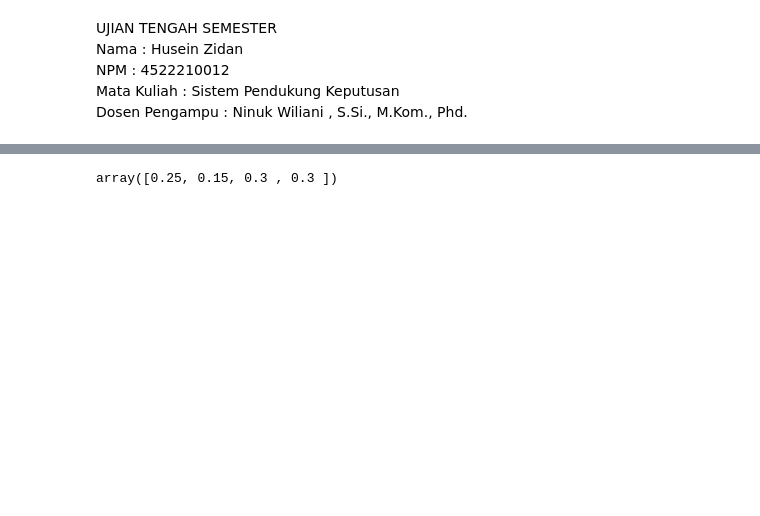
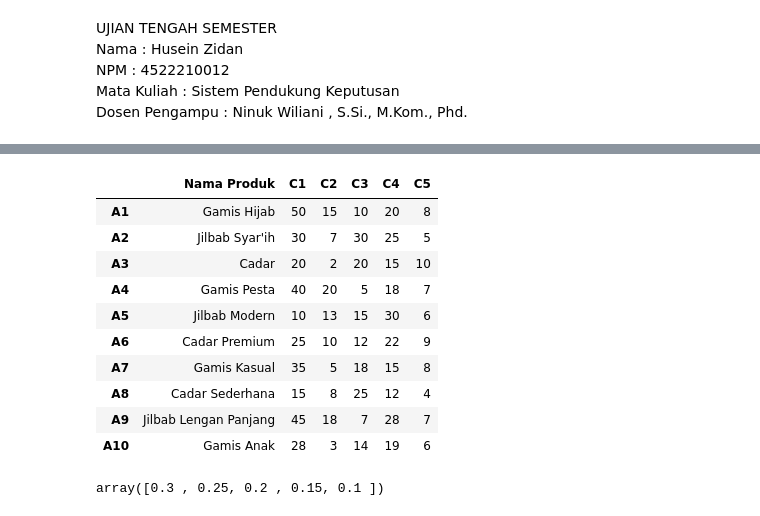
Before and after one commit to ZIDANIDROS/BelajarDataScience, a Jupyter notebook: 4522210012_husein_zidan_SPK_uts.ipynb, the cells around one changed output, grey strips where cells are left out. Drawn from its saved outputs; the diff is of its cells as text; code cells hidden in the pictures; blank space fills up the shorter version.

```diff
--- a/4522210012_husein_zidan_SPK_uts.ipynb
+++ b/4522210012_husein_zidan_SPK_uts.ipynb
@@ -57,5 +41,26 @@ df_normalized
+# %%
+# Mengubah nama produk menjadi A1-A10
+df.index = [f"A{i+1}" for i in range(len(df))]
+
+# Mengubah nama kolom menjadi C1-C5
+df.columns = ["Nama Produk", "C1", "C2", "C3", "C4", "C5"]
+
+# Menampilkan hasil
+df
+# %% [output]
+|  | Nama Produk | C1 | C2 | C3 | C4 | C5 |
+| A1 | Gamis Hijab | 50 | 15 | 10 | 20 | 8 |
+| A2 | Jilbab Syar'ih | 30 | 7 | 30 | 25 | 5 |
+| A3 | Cadar | 20 | 2 | 20 | 15 | 10 |
+| A4 | Gamis Pesta | 40 | 20 | 5 | 18 | 7 |
+| A5 | Jilbab Modern | 10 | 13 | 15 | 30 | 6 |
+| A6 | Cadar Premium | 25 | 10 | 12 | 22 | 9 |
+| A7 | Gamis Kasual | 35 | 5 | 18 | 15 | 8 |
+| A8 | Cadar Sederhana | 15 | 8 | 25 | 12 | 4 |
+| A9 | Jilbab Lengan Panjang | 45 | 18 | 7 | 28 | 7 |
+| A10 | Gamis Anak | 28 | 3 | 14 | 19 | 6 |
 # %%
-weights = np.array([0.25, 0.15, 0.30, 0.30])  # Bobot untuk Jumlah Penjualan, Persentase Penurunan Stok, Waktu Stok, Margin Keuntungan
+weights = np.array([0.3, 0.25, 0.2, 0.15, 0.1])  # Bobot untuk Jumlah Penjualan, Persentase Penurunan Stok, Waktu Stok, Margin Keuntungan
 weights
 # %% [output]
-array([0.25, 0.15, 0.3 , 0.3 ])
+array([0.3 , 0.25, 0.2 , 0.15, 0.1 ])
```
Also changed, not shown: parts of 15 cells of this notebook.
